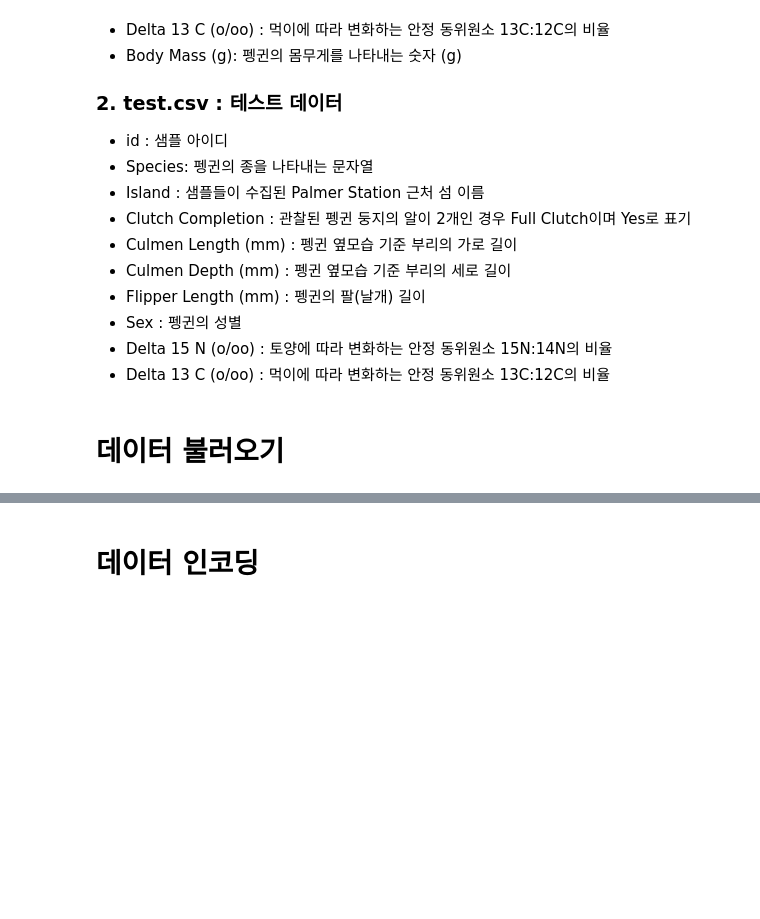
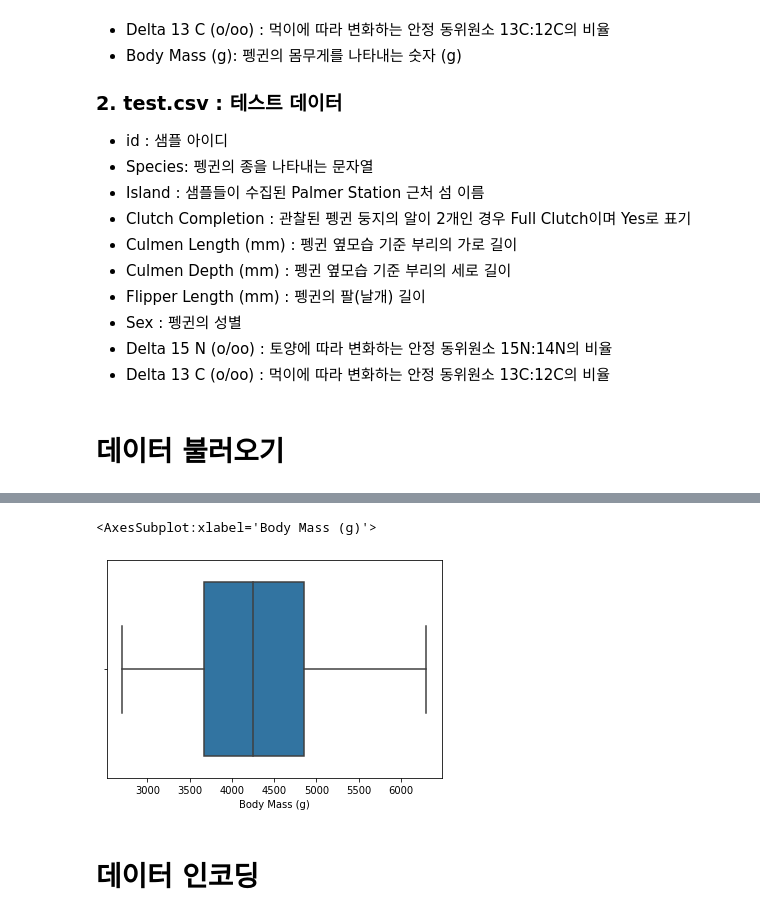
Before and after one commit to SeunghyeChae/tmdhey, a Jupyter notebook: penguins_kg.ipynb, the cells around one changed output, grey strips where cells are left out. Saved outputs shown, nothing was run; the diff lists cells and outputs as text; code cells hidden in the pictures; blank space fills up the shorter version.

```diff
--- a/penguins_kg.ipynb
+++ b/penguins_kg.ipynb
@@ -42,2 +47,8 @@ tst_df= pd.read_csv('dataset/test.csv')
+# %%
+# 모든컬럼 이상치없음
+sns.boxplot(x=df['Body Mass (g)'])
+# %% [output]
+<AxesSubplot:xlabel='Body Mass (g)'>
+[figure, added]
 # %% [markdown]
 # 데이터 인코딩
```
Also changed, not shown: parts of 18 cells of this notebook.
